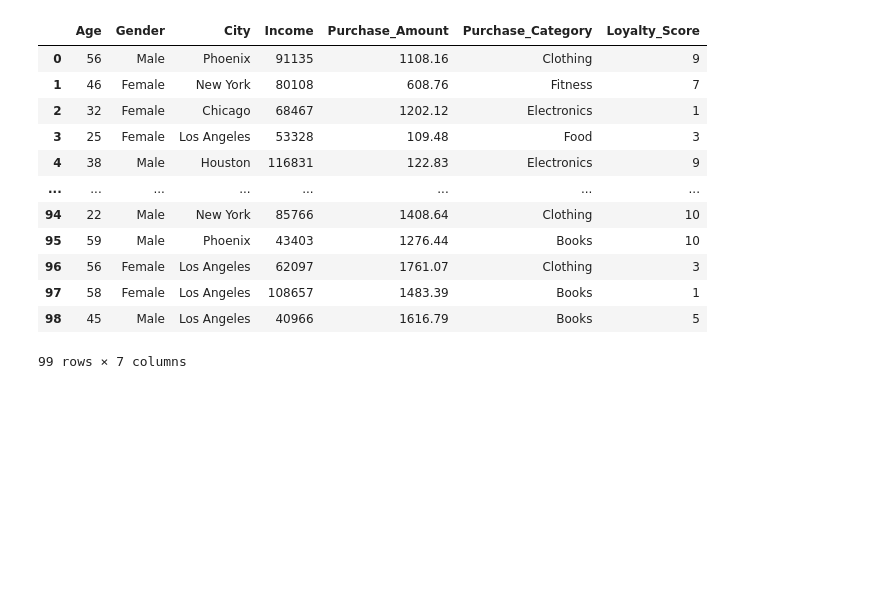
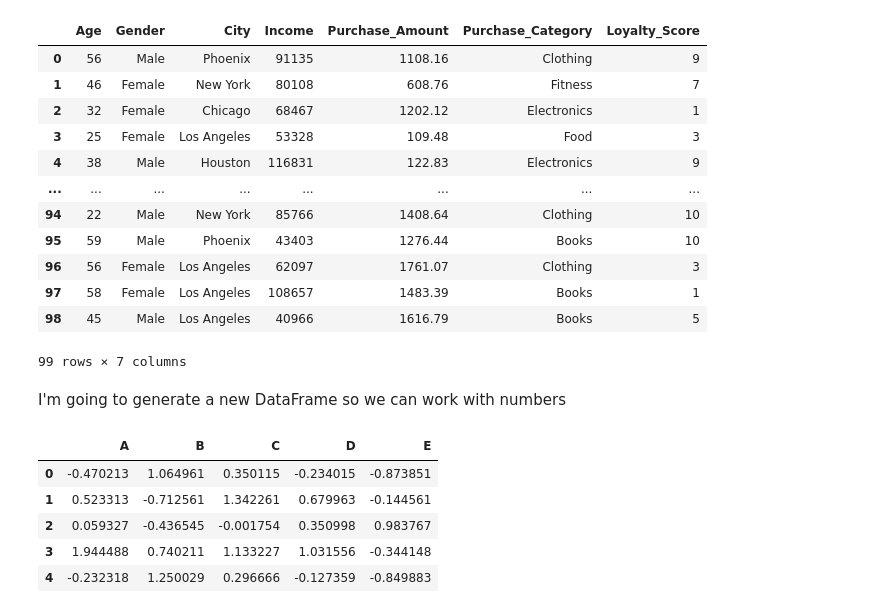
Before and after one commit to LucaBendasoli/practicing-pandas, a Jupyter notebook: main.ipynb, the cells around one changed output. Drawn from its saved outputs; the diff is of its cells as text; code cells hidden in the pictures; blank space fills up the shorter version.

```diff
--- a/main.ipynb
+++ b/main.ipynb
@@ -180,3 +180,19 @@ df.iloc[:-1, 2:9] # Returns specified rows and columns range
 | 97 | 58 | Female | Los Angeles | 108657 | 1483.39 | Books | 1 |
 | 98 | 45 | Male | Los Angeles | 40966 | 1616.79 | Books | 5 |
 99 rows × 7 columns
+# %% [markdown]
+I'm going to generate a new DataFrame so we can work with numbers
+# %%
+import numpy as np
+from numpy import random
+
+num_df = pd.DataFrame(random.randn(5,5), columns=['A', 'B', 'C', 'D', 'E']) # Create new DataFrame with random numerical values
+# %%
+num_df
+# %% [output]
+|  | A | B | C | D | E |
+| 0 | -0.470213 | 1.064961 | 0.350115 | -0.234015 | -0.873851 |
+| 1 | 0.523313 | -0.712561 | 1.342261 | 0.679963 | -0.144561 |
+| 2 | 0.059327 | -0.436545 | -0.001754 | 0.350998 | 0.983767 |
+| 3 | 1.944488 | 0.740211 | 1.133227 | 1.031556 | -0.344148 |
+| 4 | -0.232318 | 1.250029 | 0.296666 | -0.127359 | -0.849883 |
```
Also changed, not shown: parts of 6 cells of this notebook.
